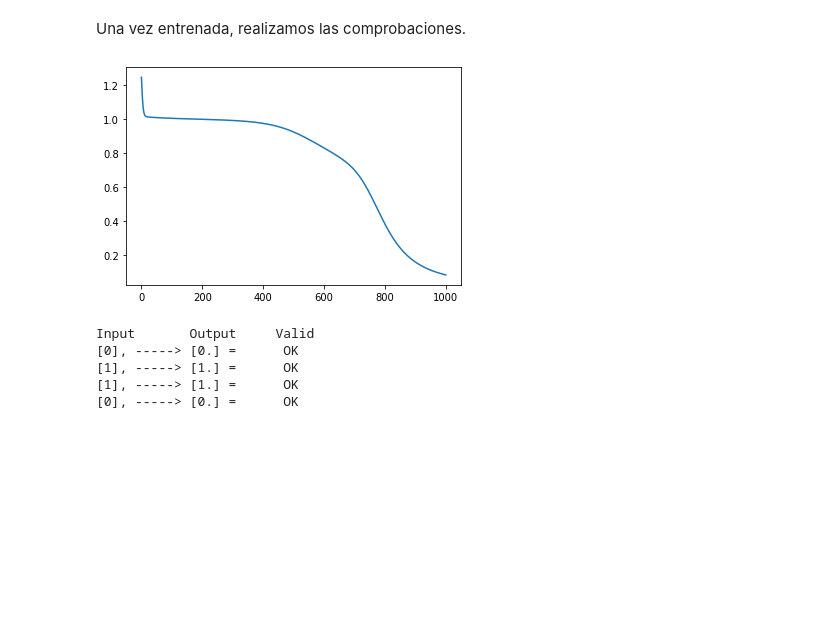
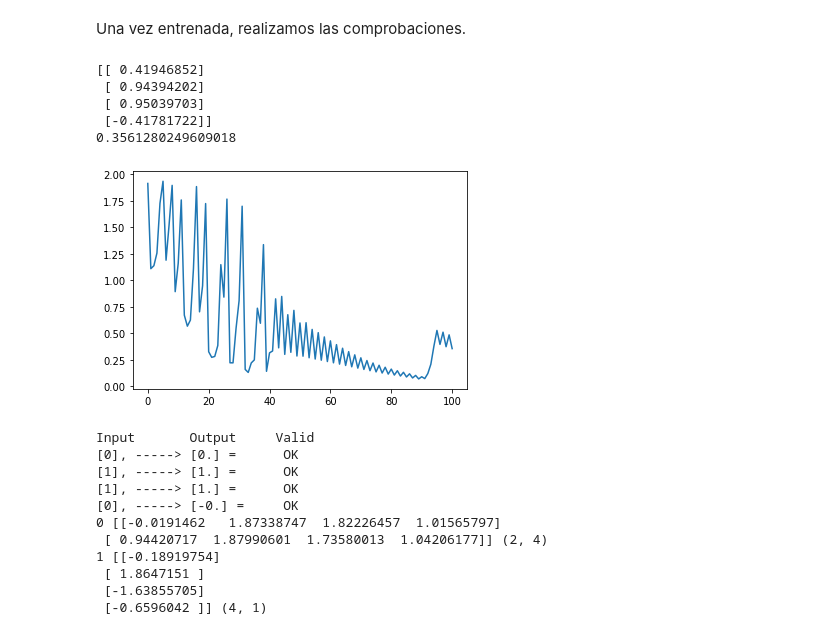
Before and after one commit to hwpoison/Machine-Learning-codes, a Jupyter notebook: multilayer-perceptron/xor.ipynb, the cells around one changed output. Cells and saved outputs as stored; diff of their text form; code cells hidden in the pictures; blank space fills up the shorter version.

```diff
--- a/multilayer-perceptron/xor.ipynb
+++ b/multilayer-perceptron/xor.ipynb
@@ -44,21 +46,35 @@ neural_network = NeuralNetwork(layer_model)
 Entrenaremos la red neuronal con los datos que preparamos, haremos itere sobre la red 1000 veces (epochs) hasta buscar el minimo local.
 Por cada iteración el aprendizaje se refina con una precisión de 0.001.
 # %%
-neural_network.train(inputs, expected, 1000)
+neural_network.train(inputs, expected, 50)
 neural_network.learn_rate = 0.001
 # %% [markdown]
 Una vez entrenada, realizamos las comprobaciones.
 # %%
 output = neural_network.input(inputs)
+print(output)
 neural_network.show_error()
 print("Input       Output     Valid")
 for out, y in zip(np.rint(output), expected):
     validation = ("\tOK" if int(out[0]) == y else "\tFAIL")
     print(f"{y}, -----> {out} = { validation } ")
+for n, layer in enumerate(neural_network.layers):
+    print(n, layer.synaptic_weights, layer.synaptic_weights.shape)
 # %% [output]
+[[ 0.41946852]
+ [ 0.94394202]
+ [ 0.95039703]
+ [-0.41781722]]
+0.3561280249609018
-[figure, old version]
+[figure, new version]
-Input       Output     Valid
-[0], -----> [0.] =      OK
-[1], -----> [1.] =      OK
-[1], -----> [1.] =      OK
-[0], -----> [0.] =      OK
+Input       Output     Valid
+[0], -----> [0.] =      OK
+[1], -----> [1.] =      OK
+[1], -----> [1.] =      OK
+[0], -----> [-0.] =     OK
+0 [[-0.0191462   1.87338747  1.82226457  1.01565797]
+ [ 0.94420717  1.87990601  1.73580013  1.04206177]] (2, 4)
+1 [[-0.18919754]
+ [ 1.8647151 ]
+ [-1.63855705]
+ [-0.6596042 ]] (4, 1)
```
Also changed, not shown: parts of 2 cells of this notebook, 10 other files.
